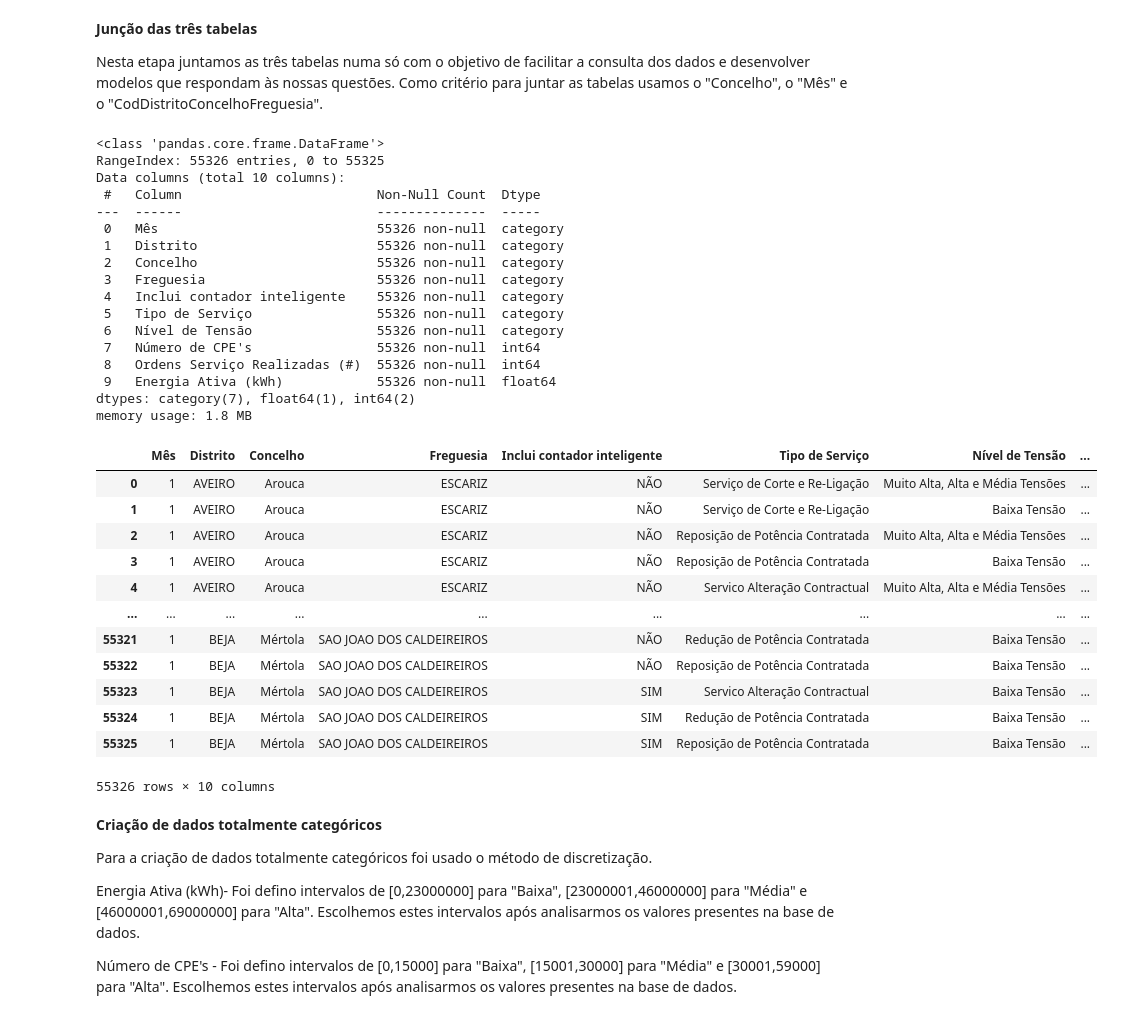
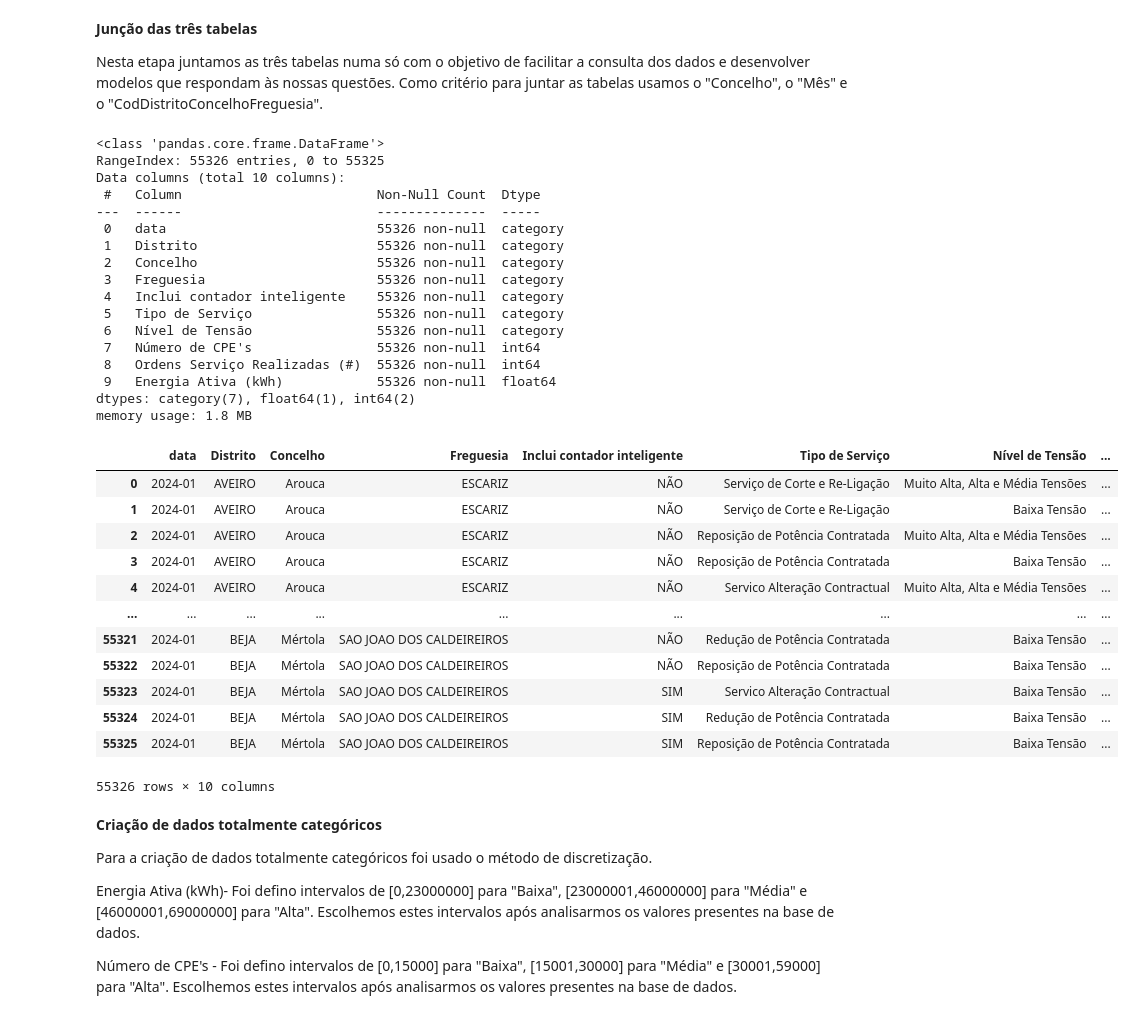
Before and after one commit to RafaelGesero/DECDProject, a Jupyter notebook: ProjetoDECD_Grupo20.ipynb, the cells around one changed output. Drawn from its saved outputs; the diff is of its cells as text; code cells hidden in the pictures.

```diff
--- a/ProjetoDECD_Grupo20.ipynb
+++ b/ProjetoDECD_Grupo20.ipynb
@@ -308,20 +321,24 @@ memory usage: 547.2+ KB
 consumosMensaisPorConcelho2['Nível de Tensão'] = consumosMensaisPorConcelho2['Nível de Tensão'].astype('category')
 consumosMensaisPorConcelho2['Concelho'] = consumosMensaisPorConcelho2['Concelho'].astype('category')
 consumosMensaisPorConcelho2['CodDistritoConcelhoFreguesia'] = consumosMensaisPorConcelho2['CodDistritoConcelhoFreguesia'].astype('category')
-consumosMensaisPorConcelho2['Mês'] = consumosMensaisPorConcelho2['Mês'].astype('category')
 consumosMensaisPorConcelho2['Freguesia'] = consumosMensaisPorConcelho2['Freguesia'].astype('category')
 consumosMensaisPorConcelho2['Distrito'] = consumosMensaisPorConcelho2['Distrito'].astype('category')
+
+#consumosMensaisPorConcelho2['Mês'] = consumosMensaisPorConcelho2['Mês'].astype('category')
+consumosMensaisPorConcelho2['data'] = consumosMensaisPorConcelho2['data'].astype('category')
+
+
 
 
 
 numeroOrdensServico2['Tipo de Serviço'] = numeroOrdensServico2['Tipo de Serviço'].astype('category')
 numeroOrdensServico2['Concelho'] = numeroOrdensServico2['Concelho'].astype('category')
 numeroOrdensServico2['CodDistritoConcelhoFreguesia'] = numeroOrdensServico2['CodDistritoConcelhoFreguesia'].astype('category')
-numeroOrdensServico2['Mês'] = numeroOrdensServico2['Mês'].astype('category')
 numeroOrdensServico2['Freguesia'] = numeroOrdensServico2['Freguesia'].astype('category')
 numeroOrdensServico2['Distrito'] = numeroOrdensServico2['Distrito'].astype('category')
-#numeroOrdensServico2['Distrito'] = numeroOrdensServico2['Distrito'].apply(lambda x: x.upper())
-#numeroOrdensServico2['Freguesia'] = numeroOrdensServico2['Freguesia'].apply(lambda x: x.upper())
+
+#numeroOrdensServico2['Mês'] = numeroOrdensServico2['Mês'].astype('category')
+numeroOrdensServico2['data'] = numeroOrdensServico2['data'].astype('category')
 
 
 
@@ -330,11 +347,12 @@ numeroOrdensServico2['Distrito'] = numeroOrdensServico2['Distrito'].astype('cate
 numeroContratosEnergia2['Inclui contador inteligente'] = numeroContratosEnergia2['Inclui contador inteligente'].astype('category')
 numeroContratosEnergia2['Concelho'] = numeroContratosEnergia2['Concelho'].astype('category')
 numeroContratosEnergia2['CodDistritoConcelhoFreguesia'] = numeroContratosEnergia2['CodDistritoConcelhoFreguesia'].astype('category')
-numeroContratosEnergia2['Mês'] = numeroContratosEnergia2['Mês'].astype('category')
 numeroContratosEnergia2['Freguesia'] = numeroContratosEnergia2['Freguesia'].astype('category')
 numeroContratosEnergia2['Distrito'] = numeroContratosEnergia2['Distrito'].astype('category')
-#numeroContratosEnergia2['Distrito'] = numeroContratosEnergia2['Distrito'].apply(lambda x: x.upper())
-#numeroContratosEnergia2['Freguesia'] = numeroContratosEnergia2['Freguesia'].apply(lambda x: x.upper())
+
+#numeroContratosEnergia2['Mês'] = numeroContratosEnergia2['Mês'].astype('category')
+numeroContratosEnergia2['data'] = numeroContratosEnergia2['data'].astype('category')
+
 
 
 
@@ -373,58 +400,70 @@ plt.gca().spines[['top', 'right']].set_visible(False)
 Nesta etapa juntamos as três tabelas numa só com o objetivo de facilitar a consulta dos dados e desenvolver modelos que respondam às nossas questões.
 Como critério para juntar as tabelas usamos o "Concelho", o "Mês" e o "CodDistritoConcelhoFreguesia".
 # %%
-merged_aux = pd.merge(numeroContratosEnergia2,numeroOrdensServico2, on=['Mês','CodDistritoConcelhoFreguesia'], how='inner')
-merged_df = pd.merge(merged_aux,consumosMensaisPorConcelho2, on=['CodDistritoConcelhoFreguesia','Mês'], how='inner')
+#merged_aux = pd.merge(numeroContratosEnergia2,numeroOrdensServico2, on=['Mês','CodDistritoConcelhoFreguesia'], how='inner')
+#merged_df = pd.merge(merged_aux,consumosMensaisPorConcelho2, on=['CodDistritoConcelhoFreguesia','Mês'], how='inner')
+
+merged_aux = pd.merge(numeroContratosEnergia2,numeroOrdensServico2, on=['data','CodDistritoConcelhoFreguesia'], how='inner')
+merged_df = pd.merge(merged_aux,consumosMensaisPorConcelho2, on=['CodDistritoConcelhoFreguesia','data'], how='inner')
+
 merged_df.drop_duplicates() #Eliminamos possíveis dados duplicados
 merged_df.dropna(inplace=True) #Elimamos possíveis dados nulos
 
 merged_df['Concelho'] = merged_df['Concelho'].astype('category')
-merged_df['Mês'] = merged_df['Mês'].astype('category')
 merged_df['Distrito'] = merged_df['Distrito'].astype('category')
 merged_df['Freguesia'] = merged_df['Freguesia'].astype('category')
+
+#merged_df['Mês'] = merged_df['Mês'].astype('category')
+merged_df['data'] = merged_df['data'].astype('category')
+
+
+
 
 merged_df.drop(columns=['Distrito_y', 'Concelho_y','Freguesia_y','Distrito_x', 'Concelho_x','Freguesia_x','CodDistritoConcelhoFreguesia'], inplace = True)
 
 
 
-nova_ordem = ['Mês', 'Distrito','Concelho','Freguesia', 'Inclui contador inteligente', 'Tipo de Serviço','Nível de Tensão', "Número de CPE's",'Ordens Serviço Realizadas (#)', 'Energia Ativa (kWh)']
+#nova_ordem = ['Mês', 'Distrito','Concelho','Freguesia', 'Inclui contador inteligente', 'Tipo de Serviço','Nível de Tensão', "Número de CPE's",'Ordens Serviço Realizadas (#)', 'Energia Ativa (kWh)']
+
+nova_ordem = ['data', 'Distrito','Concelho','Freguesia', 'Inclui contador inteligente', 'Tipo de Serviço','Nível de Tensão', "Número de CPE's",'Ordens Serviço Realizadas (#)', 'Energia Ativa (kWh)']
+
 
 merged_df = merged_df.reindex(columns=nova_ordem)
 
 merged_df.info()
 
 display(merged_df)
 #sns.pairplot(merged_df, hue='Tipo de Serviço')
 # %% [output]
 <class 'pandas.core.frame.DataFrame'>
 RangeIndex: 55326 entries, 0 to 55325
 Data columns (total 10 columns):
  #   Column                         Non-Null Count  Dtype
 ---  ------                         --------------  -----
- 0   Mês                            55326 non-null  category
+ 0   data                           55326 non-null  category
  1   Distrito                       55326 non-null  category
  2   Concelho                       55326 non-null  category
  3   Freguesia                      55326 non-null  category
  4   Inclui contador inteligente    55326 non-null  category
  5   Tipo de Serviço                55326 non-null  category
  6   Nível de Tensão                55326 non-null  category
  7   Número de CPE's                55326 non-null  int64
  8   Ordens Serviço Realizadas (#)  55326 non-null  int64
  9   Energia Ativa (kWh)            55326 non-null  float64
 dtypes: category(7), float64(1), int64(2)
 memory usage: 1.8 MB
-|  | Mês | Distrito | Concelho | Freguesia | Inclui contador inteligente | Tipo de Serviço | Nível de Tensão | ... |
-| 0 | 1 | AVEIRO | Arouca | ESCARIZ | NÃO | Serviço de Corte e Re-Ligação | Muito Alta, Alta e Média Tensões | ... |
-| 1 | 1 | AVEIRO | Arouca | ESCARIZ | NÃO | Serviço de Corte e Re-Ligação | Baixa Tensão | ... |
-| 2 | 1 | AVEIRO | Arouca | ESCARIZ | NÃO | Reposição de Potência Contratada | Muito Alta, Alta e Média Tensões | ... |
-| 3 | 1 | AVEIRO | Arouca | ESCARIZ | NÃO | Reposição de Potência Contratada | Baixa Tensão | ... |
-| 4 | 1 | AVEIRO | Arouca | ESCARIZ | NÃO | Servico Alteração Contractual | Muito Alta, Alta e Média Tensões | ... |
+|  | data | Distrito | Concelho | Freguesia | Inclui contador inteligente | Tipo de Serviço | Nível de Tensão | ... |
+| 0 | 2024-01 | AVEIRO | Arouca | ESCARIZ | NÃO | Serviço de Corte e Re-Ligação | Muito Alta, Alta e Média Tensões | ... |
+| 1 | 2024-01 | AVEIRO | Arouca | ESCARIZ | NÃO | Serviço de Corte e Re-Ligação | Baixa Tensão | ... |
+| 2 | 2024-01 | AVEIRO | Arouca | ESCARIZ | NÃO | Reposição de Potência Contratada | Muito Alta, Alta e Média Tensões | ... |
+| 3 | 2024-01 | AVEIRO | Arouca | ESCARIZ | NÃO | Reposição de Potência Contratada | Baixa Tensão | ... |
+| 4 | 2024-01 | AVEIRO | Arouca | ESCARIZ | NÃO | Servico Alteração Contractual | Muito Alta, Alta e Média Tensões | ... |
 | ... | ... | ... | ... | ... | ... | ... | ... | ... |
-| 55321 | 1 | BEJA | Mértola | SAO JOAO DOS CALDEIREIROS | NÃO | Redução de Potência Contratada | Baixa Tensão | ... |
-| 55322 | 1 | BEJA | Mértola | SAO JOAO DOS CALDEIREIROS | NÃO | Reposição de Potência Contratada | Baixa Tensão | ... |
-| 55323 | 1 | BEJA | Mértola | SAO JOAO DOS CALDEIREIROS | SIM | Servico Alteração Contractual | Baixa Tensão | ... |
-| 55324 | 1 | BEJA | Mértola | SAO JOAO DOS CALDEIREIROS | SIM | Redução de Potência Contratada | Baixa Tensão | ... |
-| 55325 | 1 | BEJA | Mértola | SAO JOAO DOS CALDEIREIROS | SIM | Reposição de Potência Contratada | Baixa Tensão | ... |
+| 55321 | 2024-01 | BEJA | Mértola | SAO JOAO DOS CALDEIREIROS | NÃO | Redução de Potência Contratada | Baixa Tensão | ... |
+| 55322 | 2024-01 | BEJA | Mértola | SAO JOAO DOS CALDEIREIROS | NÃO | Reposição de Potência Contratada | Baixa Tensão | ... |
+| 55323 | 2024-01 | BEJA | Mértola | SAO JOAO DOS CALDEIREIROS | SIM | Servico Alteração Contractual | Baixa Tensão | ... |
+| 55324 | 2024-01 | BEJA | Mértola | SAO JOAO DOS CALDEIREIROS | SIM | Redução de Potência Contratada | Baixa Tensão | ... |
+| 55325 | 2024-01 | BEJA | Mértola | SAO JOAO DOS CALDEIREIROS | SIM | Reposição de Potência Contratada | Baixa Tensão | ... |
 55326 rows × 10 columns
 # %% [markdown]
 **Criação de dados totalmente categóricos**
```
Also changed, not shown: parts of 19 cells of this notebook.
